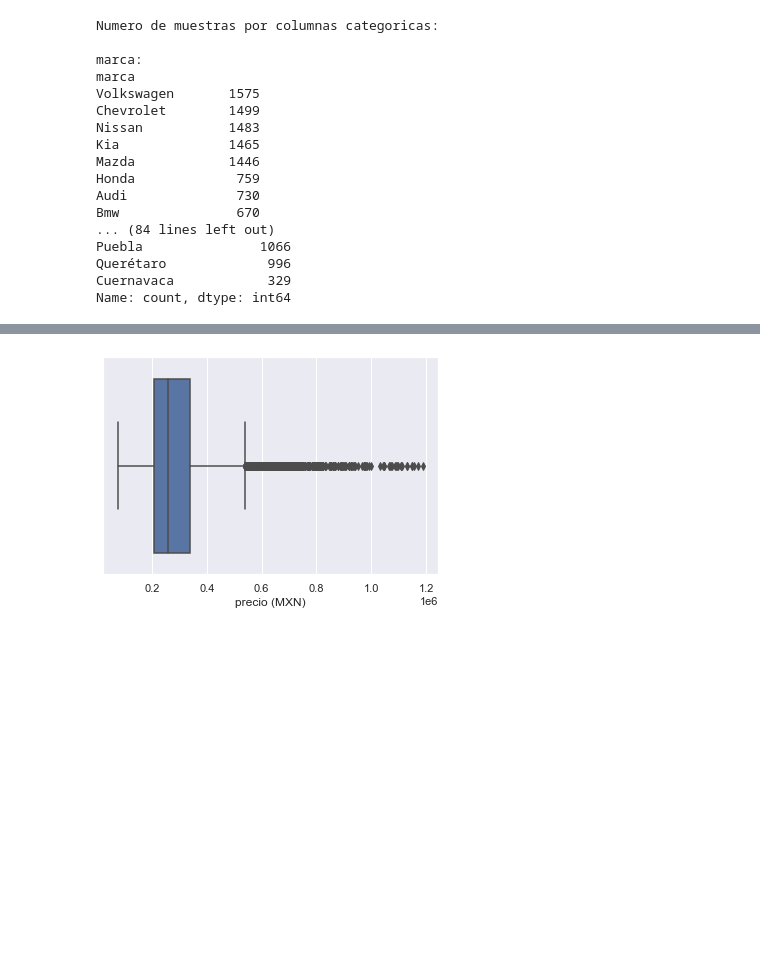
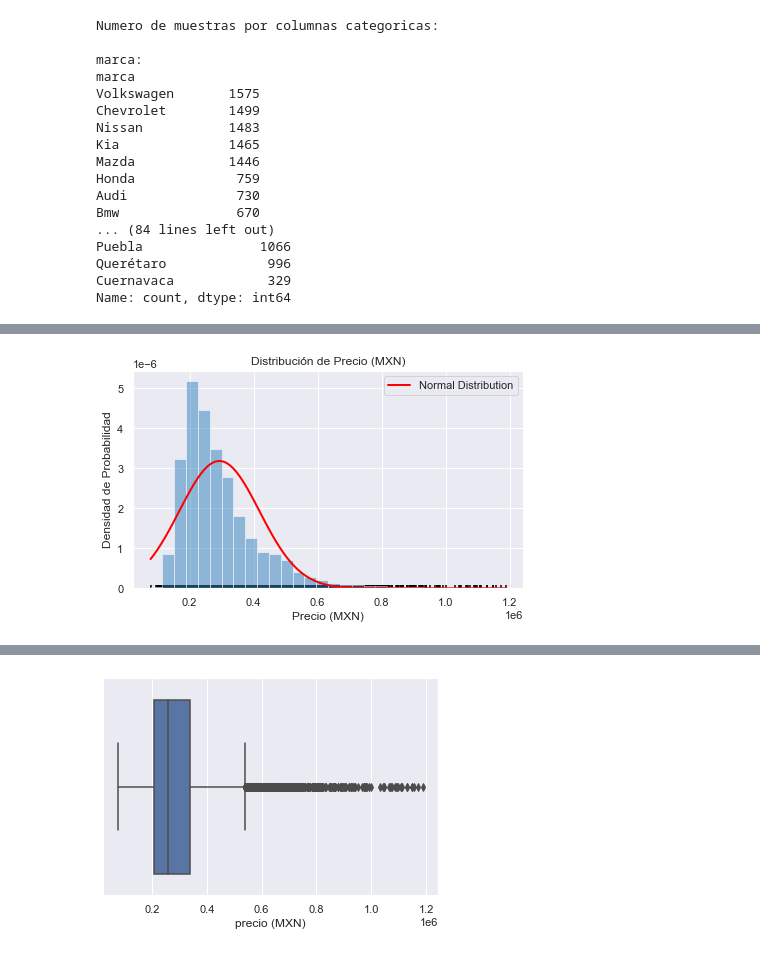
Before and after one commit to danitavilla/TFM-2025, a Jupyter notebook: Analisis exploratorio de los datos.ipynb, the cells around one changed output, grey strips where cells are left out. Drawn from its saved outputs; the diff is of its cells as text; code cells hidden in the pictures; blank space fills up the shorter version.

```diff
--- a/Analisis exploratorio de los datos.ipynb
+++ b/Analisis exploratorio de los datos.ipynb
@@ -169,2 +178,23 @@ Name: count, dtype: int64
+# %%
+# Convertimos valores a NumPy array y calculamos media y desviacion estandar
+precio = df_regresion['precio (MXN)'].values
+mu, sigma = stats.norm.fit(precio)
+
+# Generamos valores teoricos de la distribucion normal y graficamos.
+x_hat = np.linspace(min(precio), max(precio), num=100)
+y_hat = stats.norm.pdf(x_hat, mu, sigma)
+
+fig, ax = plt.subplots(figsize=(7,4))
+ax.plot(x_hat, y_hat, linewidth=2, label='Normal Distribution', color='red')
+ax.hist(precio, density=True, bins=30, color="#3182bd", alpha=0.5)
+ax.scatter(precio, np.full_like(precio, -0.01), marker='|', color='black')
+ax.set_title('Distribución de Precio (MXN)')
+ax.set_xlabel('Precio (MXN)')
+ax.set_ylabel('Densidad de Probabilidad')
+ax.legend()
+
+plt.show()
+# %% [output]
+[figure, added]
 # %%
 # Graficamos la Variable "precio"
```
Also changed, not shown: parts of 3 cells of this notebook.
